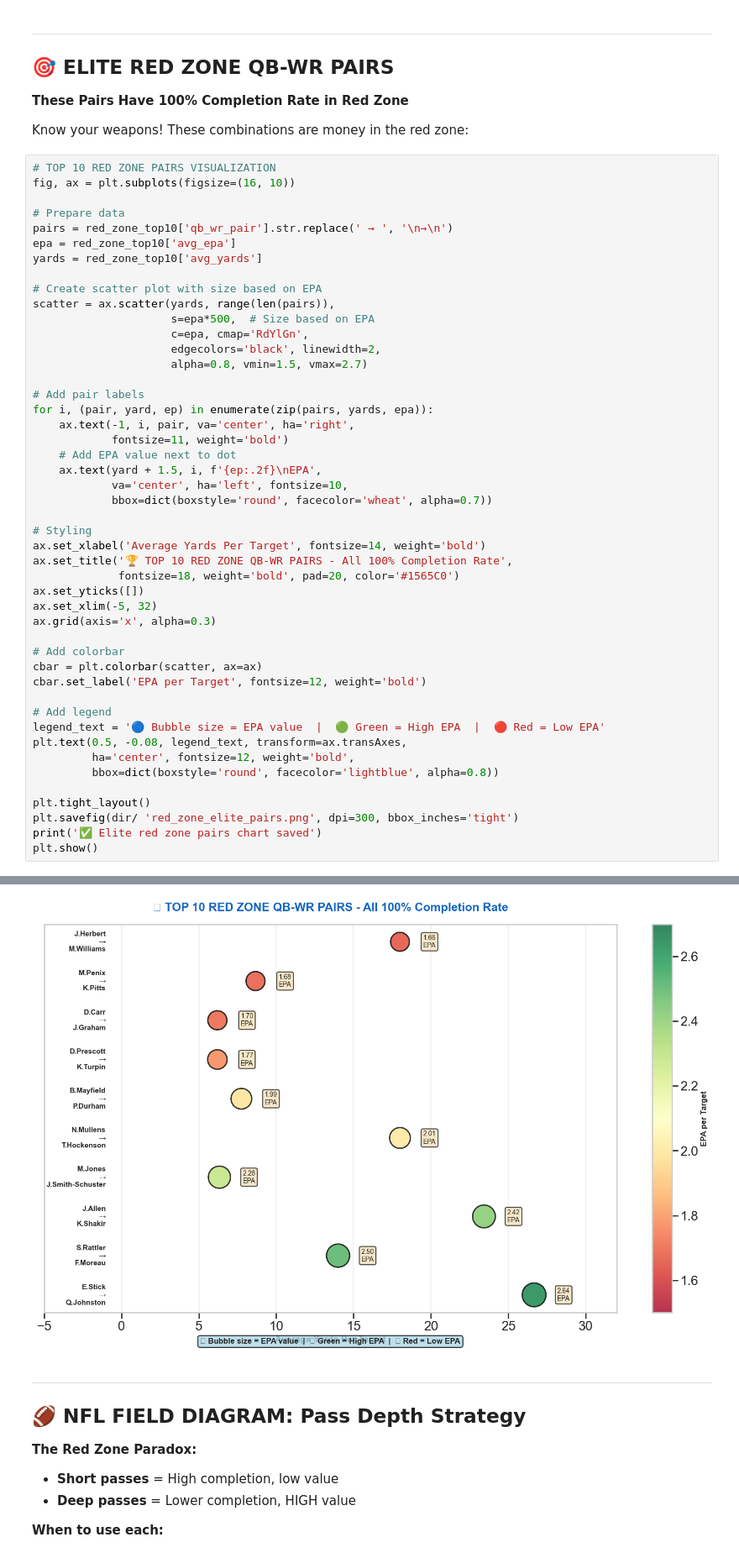
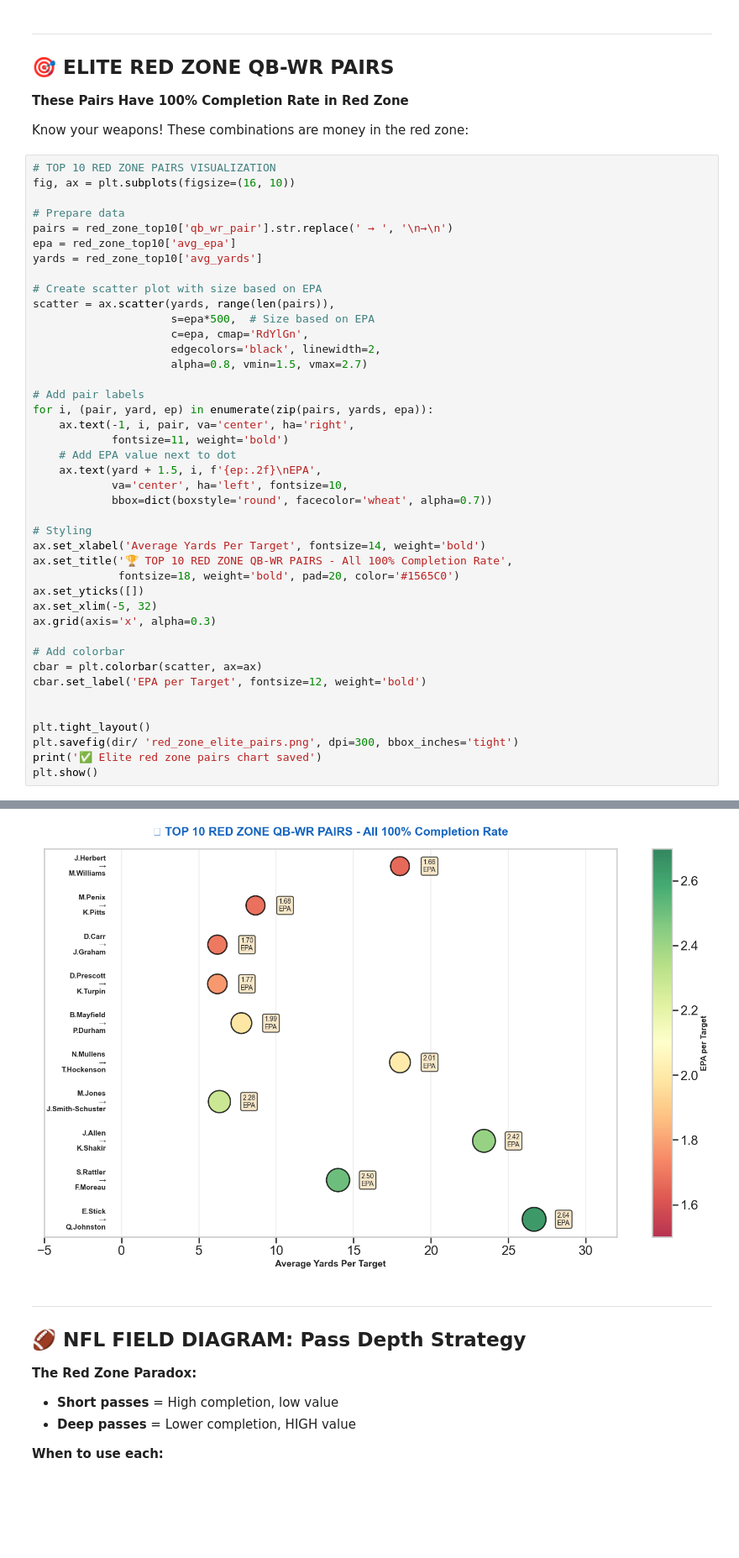
Before and after one commit to JZembower/NFL-Big-Data-Bowl-2026-Analytics-Challenge, a Jupyter notebook: specific analysis/Redzone.ipynb, the cells around one changed output, grey strips where cells are left out. Shown at 84% size. Saved outputs shown, nothing was run; the diff lists cells and outputs as text; blank space fills up the shorter version.

```diff
--- a/specific analysis/Redzone.ipynb
+++ b/specific analysis/Redzone.ipynb
@@ -97,39 +97,34 @@ scatter = ax.scatter(yards, range(len(pairs)),
                      alpha=0.8, vmin=1.5, vmax=2.7)
 
 # Add pair labels
 for i, (pair, yard, ep) in enumerate(zip(pairs, yards, epa)):
     ax.text(-1, i, pair, va='center', ha='right',
             fontsize=11, weight='bold')
     # Add EPA value next to dot
     ax.text(yard + 1.5, i, f'{ep:.2f}\nEPA',
             va='center', ha='left', fontsize=10,
             bbox=dict(boxstyle='round', facecolor='wheat', alpha=0.7))
 
 # Styling
 ax.set_xlabel('Average Yards Per Target', fontsize=14, weight='bold')
 ax.set_title('🏆 TOP 10 RED ZONE QB-WR PAIRS - All 100% Completion Rate',
              fontsize=18, weight='bold', pad=20, color='#1565C0')
 ax.set_yticks([])
 ax.set_xlim(-5, 32)
 ax.grid(axis='x', alpha=0.3)
 
 # Add colorbar
 cbar = plt.colorbar(scatter, ax=ax)
 cbar.set_label('EPA per Target', fontsize=12, weight='bold')
 
-# Add legend
-legend_text = '🔵 Bubble size = EPA value  |  🟢 Green = High EPA  |  🔴 Red = Low EPA'
-plt.text(0.5, -0.08, legend_text, transform=ax.transAxes,
-         ha='center', fontsize=12, weight='bold',
-         bbox=dict(boxstyle='round', facecolor='lightblue', alpha=0.8))
 
 plt.tight_layout()
 plt.savefig(dir/ 'red_zone_elite_pairs.png', dpi=300, bbox_inches='tight')
 print('✅ Elite red zone pairs chart saved')
 plt.show()
 # %% [output]
 ✅ Elite red zone pairs chart saved
-[figure, old version]
+[figure, new version]
 # %% [markdown]
 ---
 
```
Also changed, not shown: parts of 4 cells of this notebook, 5 other files.
